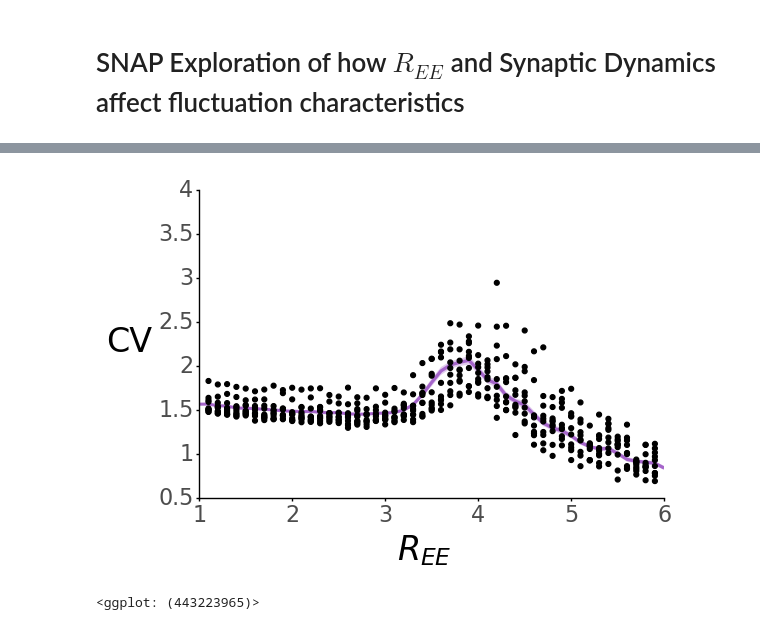
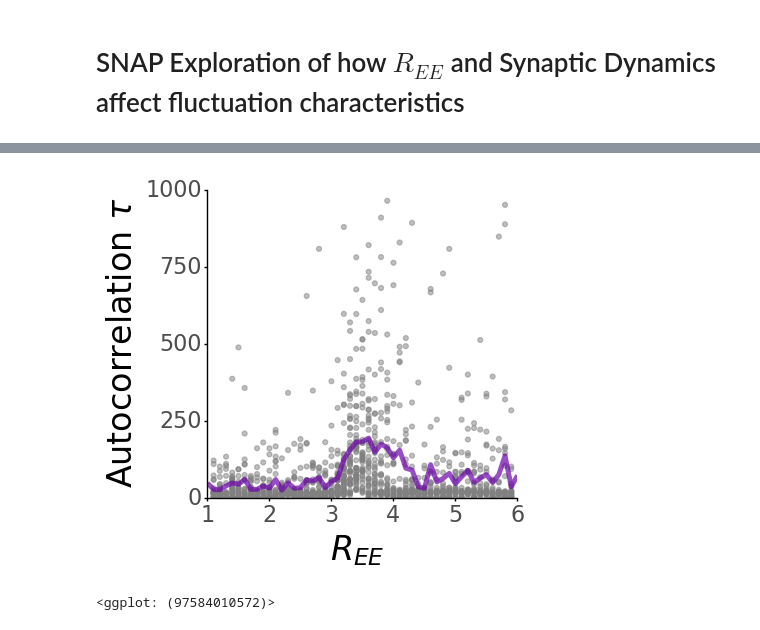
Before and after one commit to jgavenas42/SlowRampingSpikingNetwork, a Jupyter notebook: snap_fluctuationanalysis.ipynb, the cells around one changed output, grey strips where cells are left out. Cells and saved outputs as stored; diff of their text form; code cells hidden in the pictures.

```diff
--- a/snap_fluctuationanalysis.ipynb
+++ b/snap_fluctuationanalysis.ipynb
@@ -21,6 +22,6 @@ from pymer4 import Lmer, Lm
 
 from os import listdir
 # %%
-df = pd.read_csv('./fluxQuant/fluxquant.csv')
+df = pd.read_csv('../fluxQuant/fluxquant.csv')
 df
 # %% [output]
@@ -39,0 +53,2 @@ df
+# %%
+df['taunan'] = np.isnan(df.taus.values).astype('int')
@@ -108,60 +677,63 @@ df
 # %%
 df_temp = df.groupby(['Ree','Ksyn'],as_index=False).mean()
-df_temp2 = df.groupby(['Ree','Ksyn'],as_index=False)['CV'].sem()
+df_temp2 = df.groupby(['Ree','Ksyn'],as_index=False)['taus'].sem()
 # df_temp['ST_sem'] = df.groupby(['Ree','Ksyn'],as_index=False)['CV'].sem()
-df_temp['sem'] = df_temp2['CV']
+df_temp['sem'] = df_temp2['taus']
 
 df_temp['Ksyn'] = df_temp.Ksyn.values.astype('str')
 
-df_temp['ci_high'] = df_temp.CV.values + df_temp['sem'].values
-df_temp['ci_low'] = df_temp.CV.values - df_temp['sem'].values
+df_temp['ci_high'] = df_temp.taus.values + df_temp['sem'].values
+df_temp['ci_low'] = df_temp.taus.values - df_temp['sem'].values
 
 colormap = plt.cm.plasma #nipy_spectral, Set1,Paired
 colors = [np.array(colormap(i)) for i in np.linspace(0.2, 0.8,len(df.Ksyn.unique()))]
 
 for ii in range(len(colors)):
     r,g,b = np.round(colors[ii][0:3]*256).astype('int')
     colors[ii] = '#{:02x}{:02x}{:02x}'.format(r,g,b)
 
 df_temp = df_temp[df_temp.Ksyn.isin(['0.0'])]
 
-df_all = df[df.Ksyn.isin(['0.0']) & df.Network.between(0,10)].copy()
+df_all = df[df.Ksyn.isin(['0.0']) & df.Network.between(0,51)].copy()
 
 df_all['ci_high'] = np.nan
 df_all['ci_low'] = np.nan
 
-p=(ggplot(df_temp,aes(x='Ree',y='CV', ymin = 'ci_low',ymax = 'ci_high')) +
-    geom_line(alpha=0.5,size=1.3,color=colors[0]) +
-    geom_ribbon(alpha=0.2,color='none',show_legend=False,fill=colors[0]) +
-   geom_point(aes(group='Network'),data=df_all[df_all.Ree.between(1.05,5.95)],color='black')+
+
+p=(ggplot(df_temp,aes(x='Ree',y='taus', ymin = 'ci_low',ymax = 'ci_high')) +
+ geom_point(aes(group='Network'),data=df_all[df_all.Ree.between(1.05,5.95)],color='gray',alpha=0.5)+
+#     geom_ribbon(alpha=0.2,color='none',show_legend=False,fill=colors[0]) +
+
+    geom_line(alpha=0.7,size=2,color=colors[0]) +
+
 #    geom_ribbon(alpha=0.2,color='none',show_legend=False) +
-     scale_x_continuous(name='$R_{EE}$',expand = (0,0)) +
-   scale_y_continuous(name='CV',breaks=np.arange(0.5,5,0.5),limits=(0.5,4),expand = (0.0,0.0)) +
-    scale_color_manual(name='% Slow Synapses',
+    scale_x_continuous(name='$R_{EE}$',expand = (0,0)) +
+   scale_y_continuous(name='Autocorrelation $\\tau$',breaks=np.arange(0,1200,250),limits=(0,1000),expand = (0.0,0.0)) +
+   scale_color_manual(name='% Slow Synapses',
                       breaks = ['0.0','0.1','0.2','0.3','0.4','0.5'],
                         labels = ['0%','10%','20%','30%','40%','50%'],
                       values=colors)+
    scale_fill_manual(breaks = ['0.0','0.1','0.2','0.3','0.4','0.5'],
                      values=colors) +
  theme_classic() +
-   theme(legend_position=(0.35,0.7),
+   theme(legend_position='none',#(0.35,0.7),
         legend_title = element_text(size=16),
          legend_background = element_blank(),
          legend_text = element_text(size=14),
          axis_text = element_text(size=16),
        axis_ticks_length = 2,
        axis_title = element_text(size=24),
-          axis_title_y = element_text(size=24,angle=0,vjust=0.5,hjust=1),
-        figure_size = (6,4))
+         axis_title_y = element_text(size=24,angle=90),
+        figure_size = (4,4))
 #    geom_vline(xintercept=0,linetype='--',color='black') +
 )
 
-p.save('./figures/fluctuations/CV_0_indiv.svg')
-p.save('./figures/fluctuations/CV_0_indiv.svg')
+p.save('../figures/fluctuations/taus_0_indiv.png')
+p.save('../figures/fluctuations/taus_0_indiv.svg')
 
 p
 # %% [output]
-[figure, old version]
+[figure, new version]
-<ggplot: (443223965)>
+<ggplot: (97584010572)>
 # %%
 df_temp = df.groupby(['Ree','Ksyn'],as_index=False).mean()
```
Also changed, not shown: parts of 25 cells of this notebook, 7 other files.
